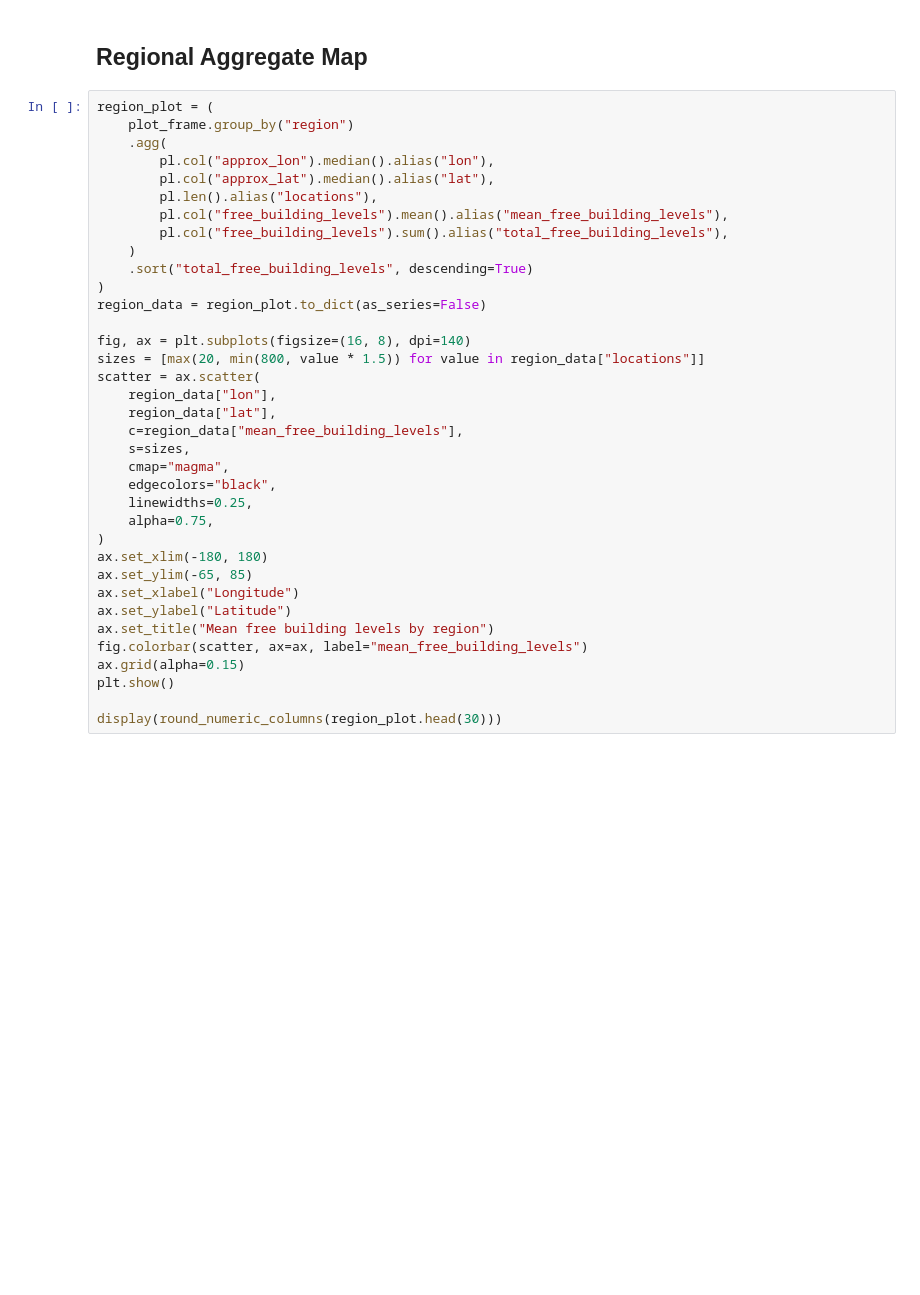
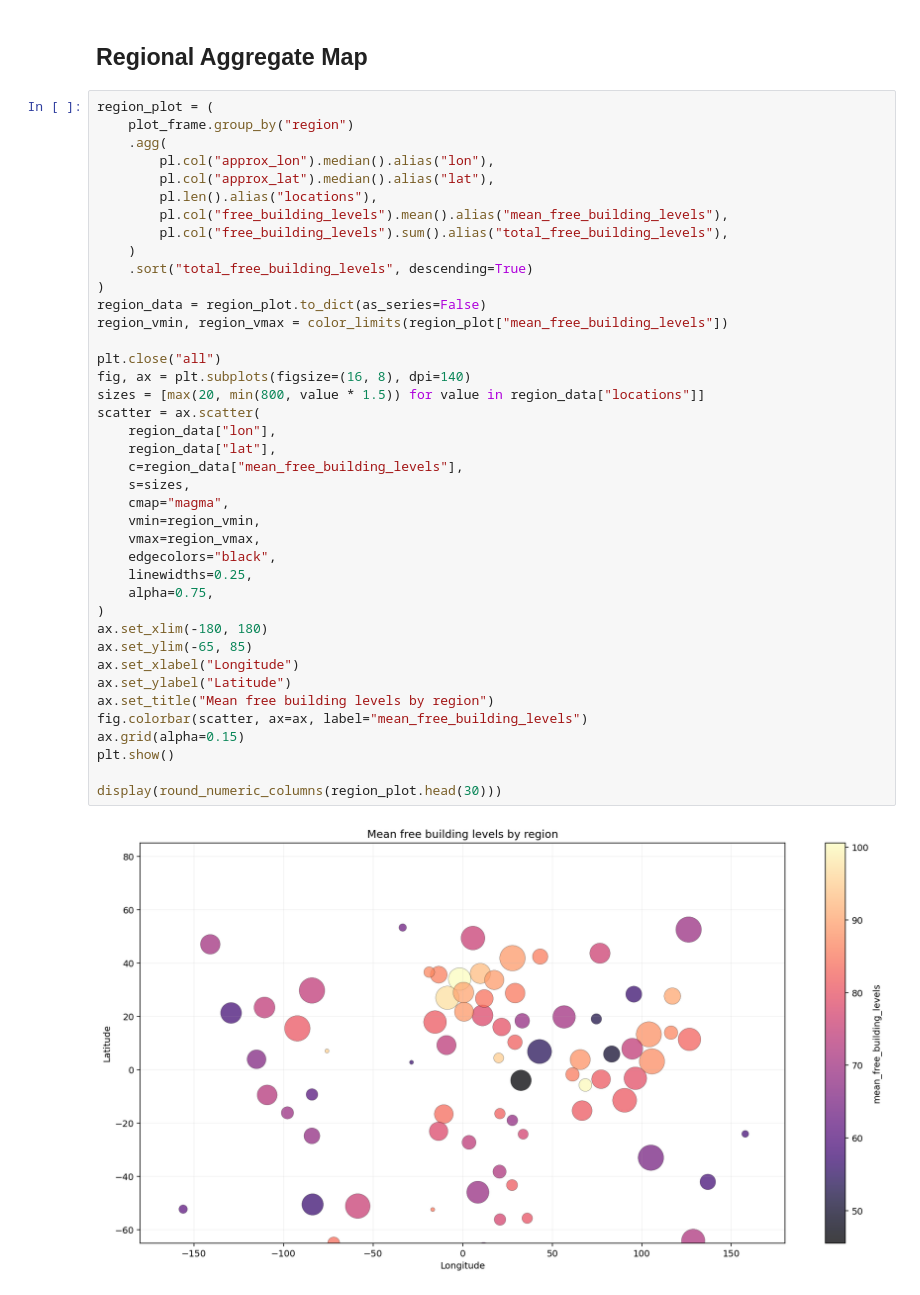
Before and after one commit to JanB1989/prosper-or-perish-constructor, a Jupyter notebook: graphs/building_capacity/free_building_levels_workbench.ipynb, the cells around one changed output. Saved outputs shown, nothing was run; the diff lists cells and outputs as text; blank space fills up the shorter version.

```diff
--- a/graphs/building_capacity/free_building_levels_workbench.ipynb
+++ b/graphs/building_capacity/free_building_levels_workbench.ipynb
@@ -329,30 +659,36 @@ region_plot = (
         pl.len().alias("locations"),
         pl.col("free_building_levels").mean().alias("mean_free_building_levels"),
         pl.col("free_building_levels").sum().alias("total_free_building_levels"),
     )
     .sort("total_free_building_levels", descending=True)
 )
 region_data = region_plot.to_dict(as_series=False)
+region_vmin, region_vmax = color_limits(region_plot["mean_free_building_levels"])
 
+plt.close("all")
 fig, ax = plt.subplots(figsize=(16, 8), dpi=140)
 sizes = [max(20, min(800, value * 1.5)) for value in region_data["locations"]]
 scatter = ax.scatter(
     region_data["lon"],
     region_data["lat"],
     c=region_data["mean_free_building_levels"],
     s=sizes,
     cmap="magma",
+    vmin=region_vmin,
+    vmax=region_vmax,
     edgecolors="black",
     linewidths=0.25,
     alpha=0.75,
 )
 ax.set_xlim(-180, 180)
 ax.set_ylim(-65, 85)
 ax.set_xlabel("Longitude")
 ax.set_ylabel("Latitude")
 ax.set_title("Mean free building levels by region")
 fig.colorbar(scatter, ax=ax, label="mean_free_building_levels")
 ax.grid(alpha=0.15)
 plt.show()
 
 display(round_numeric_columns(region_plot.head(30)))
+# %% [output]
+[figure, added]
```
Also changed, not shown: parts of 18 cells of this notebook, 39 other files.
